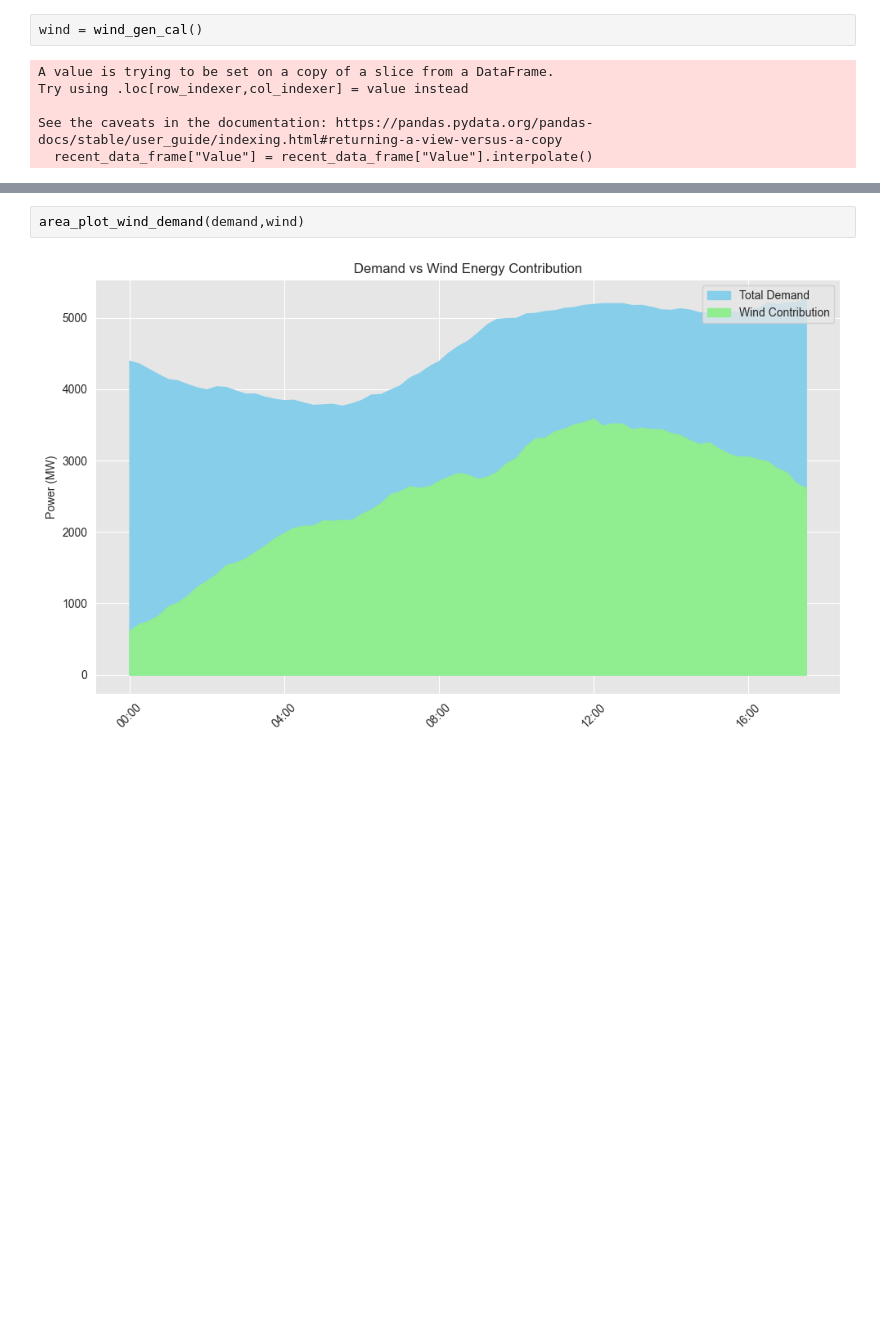
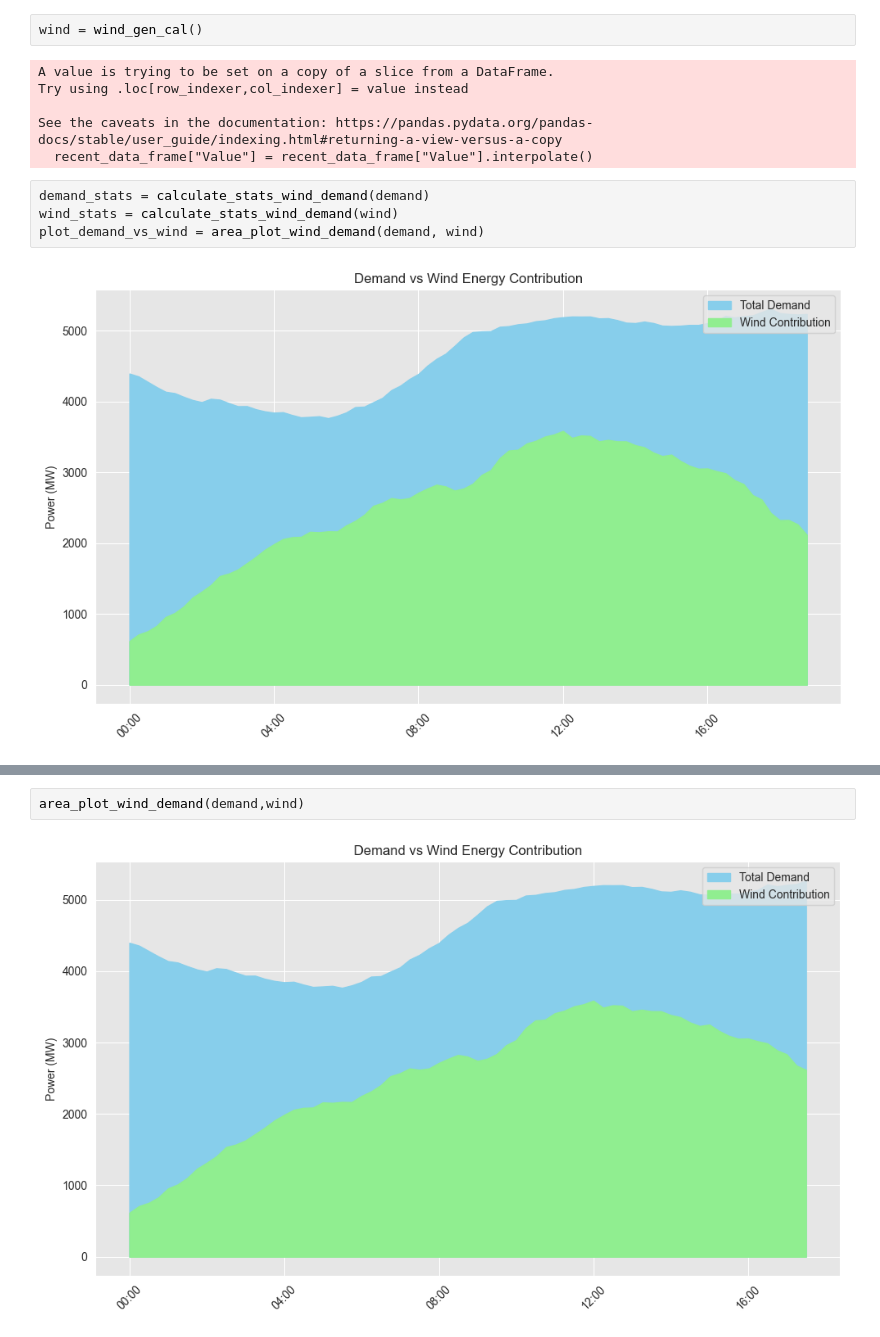
Before and after one commit to SaM-92/telegram-energy-api, a Jupyter notebook: eirgrid_api.ipynb, the cells around one changed output, grey strips where cells are left out. Drawn from its saved outputs; the diff is of its cells as text; blank space fills up the shorter version.

```diff
--- a/eirgrid_api.ipynb
+++ b/eirgrid_api.ipynb
@@ -1199,3 +1196,9 @@ Try using .loc[row_indexer,col_indexer] = value instead
 
 See the caveats in the documentation: https://pandas.pydata.org/pandas-docs/stable/user_guide/indexing.html#returning-a-view-versus-a-copy
   recent_data_frame["Value"] = recent_data_frame["Value"].interpolate()
+# %%
+demand_stats = calculate_stats_wind_demand(demand)
+wind_stats = calculate_stats_wind_demand(wind)
+plot_demand_vs_wind = area_plot_wind_demand(demand, wind)
+# %% [output]
+[figure, added]
```
Also changed, not shown: parts of 4 cells of this notebook, 2 other files.
